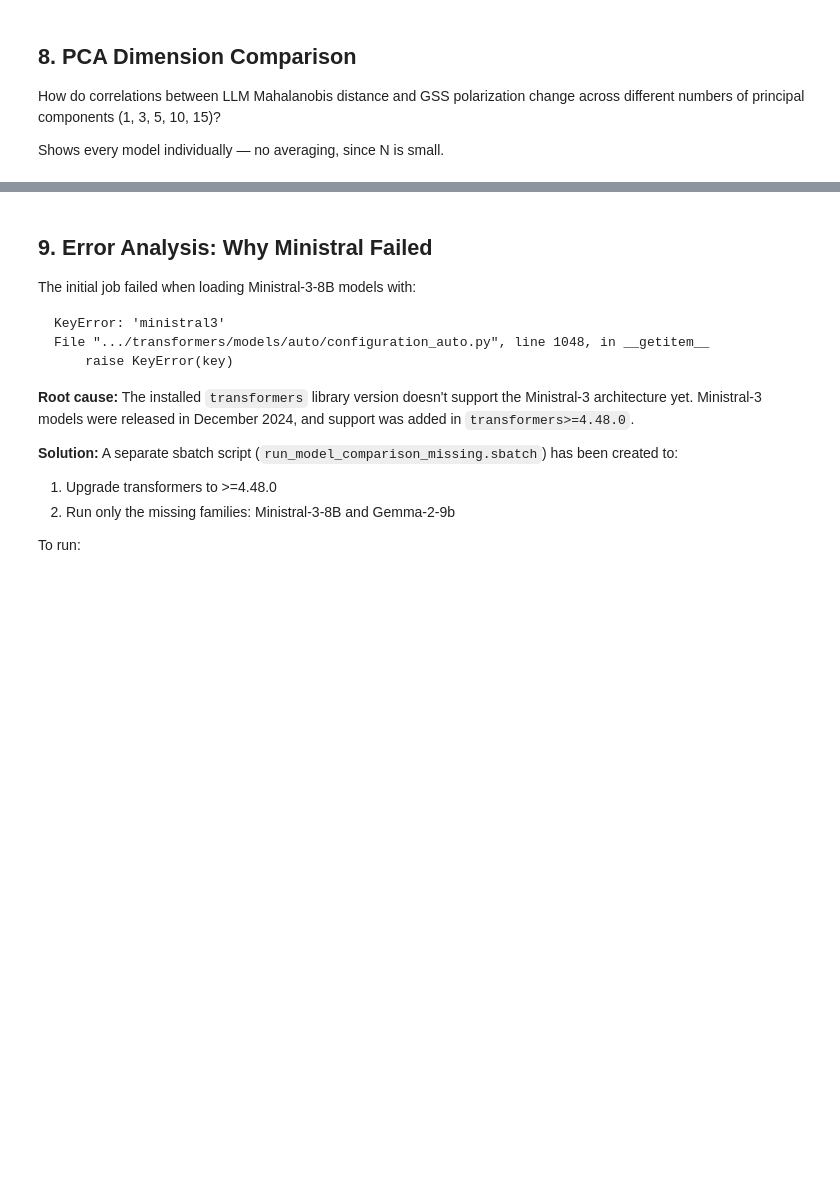
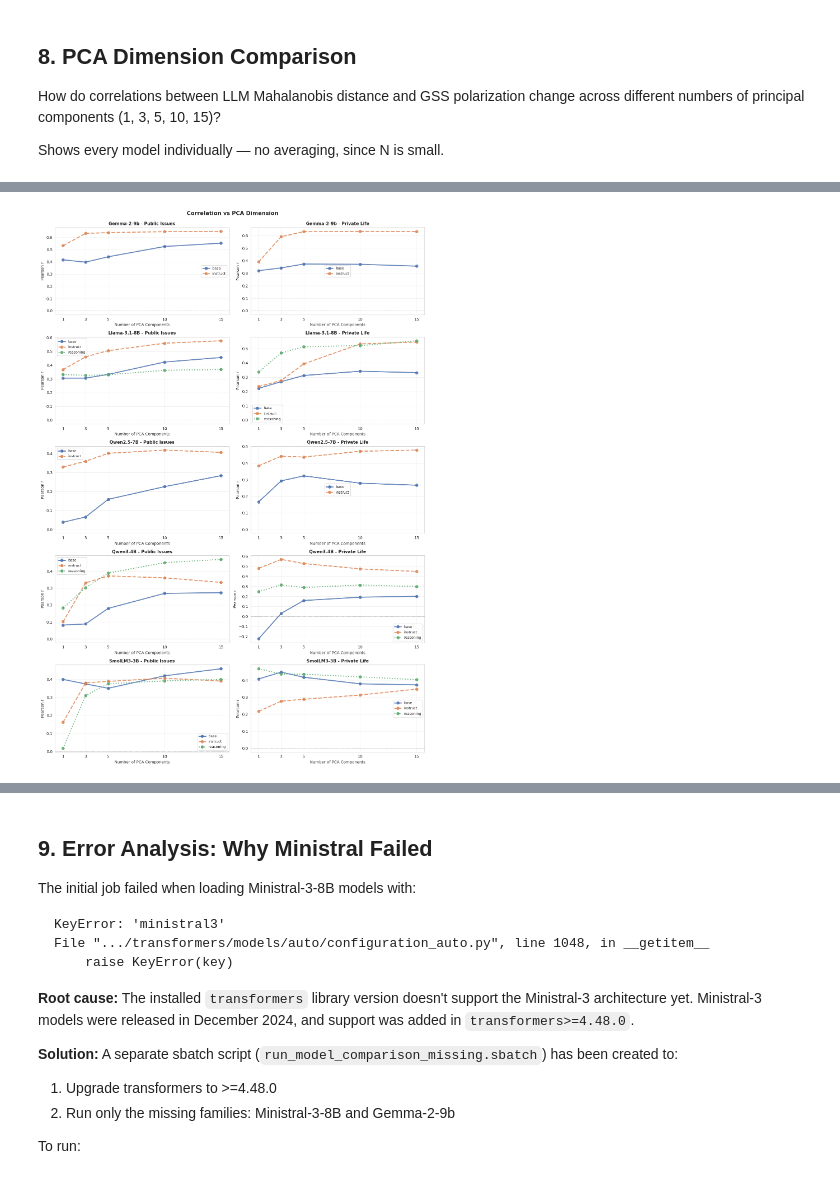
Before and after one commit to maxzhuyt/anes-polarization, a Jupyter notebook: llm_polarization/notebooks/explore_model_comparison.ipynb, the cells around one changed output, grey strips where cells are left out. Cells and saved outputs as stored; diff of their text form; code cells hidden in the pictures; blank space fills up the shorter version.

```diff
--- a/llm_polarization/notebooks/explore_model_comparison.ipynb
+++ b/llm_polarization/notebooks/explore_model_comparison.ipynb
@@ -429,0 +497,81 @@ plt.show()
+# %%
+# Line plot: one side-by-side graph per model family (public issues | private life)
+type_colors = {'base': '#4C72B0', 'instruct': '#DD8452', 'reasoning': '#55A868'}
+type_linestyles = {'base': '-', 'instruct': '--', 'reasoning': ':'}
+
+# Get unique families
+families = sorted(df_pca['family'].unique())
+n_families = len(families)
+
+print(f"Plotting {n_families} families...")
+
+# Create subplots: one row per family, two columns (public | private)
+fig, axes = plt.subplots(n_families, 2, figsize=(14, 4 * n_families))
+
+# Ensure axes is always 2D
+if n_families == 1:
+    axes = axes.reshape(1, -1)
+elif axes.ndim == 1:
+    axes = axes.reshape(-1, 2)
+
+# Plot each family
+for family_idx, family_name in enumerate(families):
+    print(f"  Family {family_idx + 1}/{n_families}: {family_name}")
+
+    df_fam = df_pca[df_pca['family'] == family_name].copy()
+
+    # Public issues (left)
+    ax_pub = axes[family_idx, 0]
+    df_pub = df_fam[df_fam['category'] == 'public_issues']
+
+    # Plot each model type within this family
+    for model_type in sorted(df_pub['type'].unique()):
+        df_type = df_pub[df_pub['type'] == model_type]
+        if len(df_type) > 0:
+            row = df_type.iloc[0]
+            vals = [row[f'PCA{d}'] for d in pca_dims]
+            ax_pub.plot(pca_dims, vals,
+                        marker='o', markersize=7,
+                        color=type_colors[model_type],
+                        linestyle=type_linestyles[model_type],
+                        linewidth=2.5, alpha=0.85, label=model_type)
+
+    ax_pub.set_xlabel('Number of PCA Components', fontsize=10)
+    ax_pub.set_ylabel('Pearson r', fontsize=10)
+    ax_pub.set_title(f'{family_name} - Public Issues', fontsize=11, fontweight='bold')
+    ax_pub.set_xticks(pca_dims)
+    ax_pub.axhline(y=0, color='gray', linewidth=0.5, linestyle='--')
+    ax_pub.grid(True, alpha=0.3)
+    ax_pub.legend(fontsize=9, loc='best')
+
+    # Private life (right)
+    ax_priv = axes[family_idx, 1]
+    df_priv = df_fam[df_fam['category'] == 'private_life']
+
+    # Plot each model type within this family
+    for model_type in sorted(df_priv['type'].unique()):
+        df_type = df_priv[df_priv['type'] == model_type]
+        if len(df_type) > 0:
+            row = df_type.iloc[0]
+            vals = [row[f'PCA{d}'] for d in pca_dims]
+            ax_priv.plot(pca_dims, vals,
+                         marker='o', markersize=7,
+                         color=type_colors[model_type],
+                         linestyle=type_linestyles[model_type],
+                         linewidth=2.5, alpha=0.85, label=model_type)
+
+    ax_priv.set_xlabel('Number of PCA Components', fontsize=10)
+    ax_priv.set_ylabel('Pearson r', fontsize=10)
+    ax_priv.set_title(f'{family_name} - Private Life', fontsize=11, fontweight='bold')
+    ax_priv.set_xticks(pca_dims)
+    ax_priv.axhline(y=0, color='gray', linewidth=0.5, linestyle='--')
+    ax_priv.grid(True, alpha=0.3)
+    ax_priv.legend(fontsize=9, loc='best')
+
+fig.suptitle('Correlation vs PCA Dimension', fontsize=14, fontweight='bold', y=0.995)
+plt.tight_layout()
+plt.savefig('../results/comparison_pca_dims_per_family.png', dpi=150, bbox_inches='tight')
+plt.show()
+
+print("Done!")
+# %% [output]
@@ -429,0 +584 @@ plt.show()
+[figure, added]
```
Also changed, not shown: parts of 11 cells of this notebook, 1 other file.
